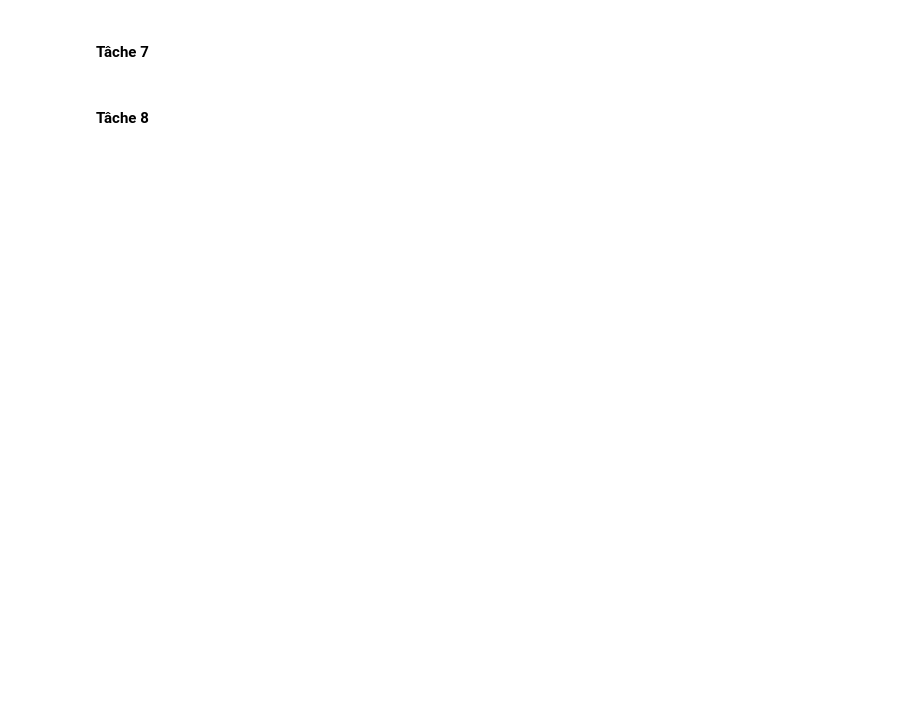
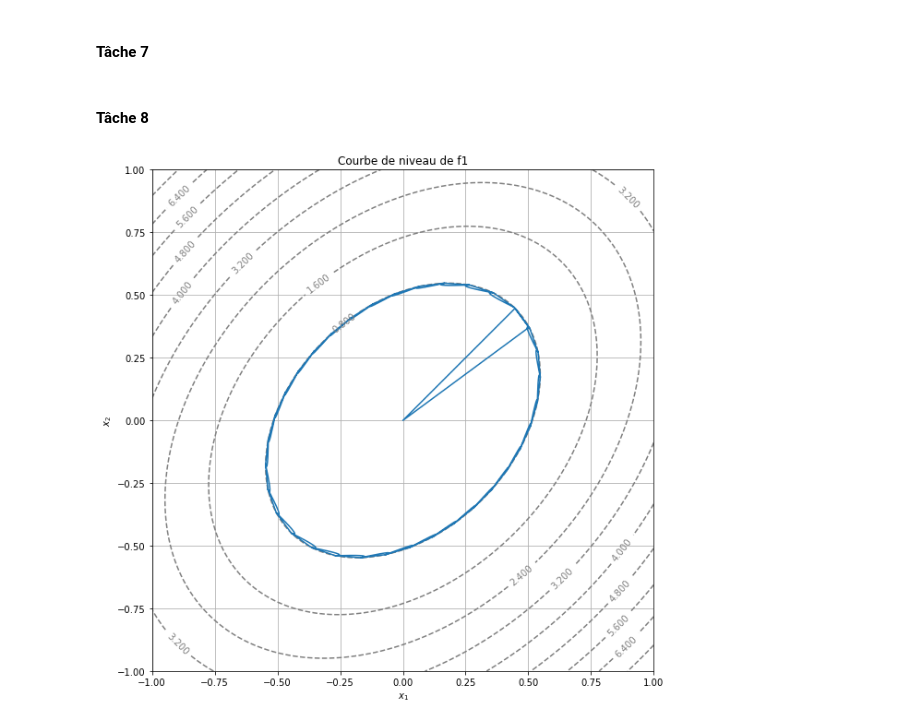
Before and after one commit to touchtar/projet-maths-info, a Jupyter notebook: COURBE DE NIVEAU Ouchtar et Beuzelin.ipynb, the cells around one changed output. Saved outputs shown, nothing was run; the diff lists cells and outputs as text; code cells hidden in the pictures; blank space fills up the shorter version.

```diff
--- a/COURBE DE NIVEAU Ouchtar et Beuzelin.ipynb
+++ b/COURBE DE NIVEAU Ouchtar et Beuzelin.ipynb
@@ -565,6 +586,8 @@ def level_curve_3(f, f_cont, x, y, oversampling, N=1000, eps=0.01):
     g_norm_ant = g_norm
     global x0
     global y0
+    if oversampling > 1:
+        overtab = np.zeros(shape=(2, 1), dtype=float)
     for i in range(1, N):
         g = grad_f(x, y)
         g_norm = delta*g/np.linalg.norm(g)
@@ -573,37 +596,41 @@ def level_curve_3(f, f_cont, x, y, oversampling, N=1000, eps=0.01):
         tab[0, i] = x
         tab[1, i] = y
         if i != 1:
-            if (intersection(np.array([tab[0, 0], tab[1, 0]]),
-             np.array([tab[0, 1], tab[1, 1]]),
-             np.array([tab[0, i-1], tab[1, i-1]]),
-             np.array([tab[0, i], tab[1, i]]))):
-                tab = tab[:, :i]
+            if intersection(np.array([tab[0, 0], tab[1, 0]]),
+            np.array([tab[0, 1], tab[1, 1]]),
+            np.array([tab[0, i-1], tab[1, i-1]]),
+            np.array([tab[0, i], tab[1, i]])):
+                tab = tab[:, :i*oversampling]
+                if oversampling > 1:
+                    tab = np.column_stack([tab, overtab])
                 return tab
         if oversampling > 1:
-            overtab = np.zeros(shape=(2, oversampling), dtype=float)
             k = 0
             for t in np.linspace(0.0, 1.0, oversampling):
                 gam = gamma(t, np.array([tab[0, i-1], tab[1, i-1]]),
                 np.array([tab[0, i], tab[1, i]]),
                 np.array([g_norm_ant[1], -g_norm_ant[0]]),
-                np.array([g_norm[1], -g_norm[0]]))
-                overtab[0, k] = gam[0]
-                overtab[1, k] = gam[1]
+                np.array([g_norm[1], -g_norm[0]])).reshape((2, 1))
+                overtab = np.column_stack([overtab, gam])
                 k += 1
-            tab = np.column_stack([tab, overtab])
         g_norm_ant = g_norm
         x0, y0 = x, y
+    if oversampling > 1:
+        tab = np.column_stack([tab, overtab])
     return tab
 # %% [markdown]
 #### Tâche 8
 # %%
 x, y = 0.8, 0.8
+c = 0.8
 x0, y0 = Newton(f1_start, x, y, eps, N)
 tableau = level_curve_3(f1, f1_cont, x0, y0, 10)
 display_contour(f1, x=np.linspace(-1.0, 1.0, 100),
     y=np.linspace(-1.0, 1.0, 100),
-    levels=5, array=tableau,
+    levels=10, array=tableau,
     title="Courbe de niveau de f1")
+# %% [output]
+[figure, added]
 # %%
 x, y = 1.5, 1.5
 c = 2.0
```
Also changed, not shown: parts of 12 cells of this notebook.
